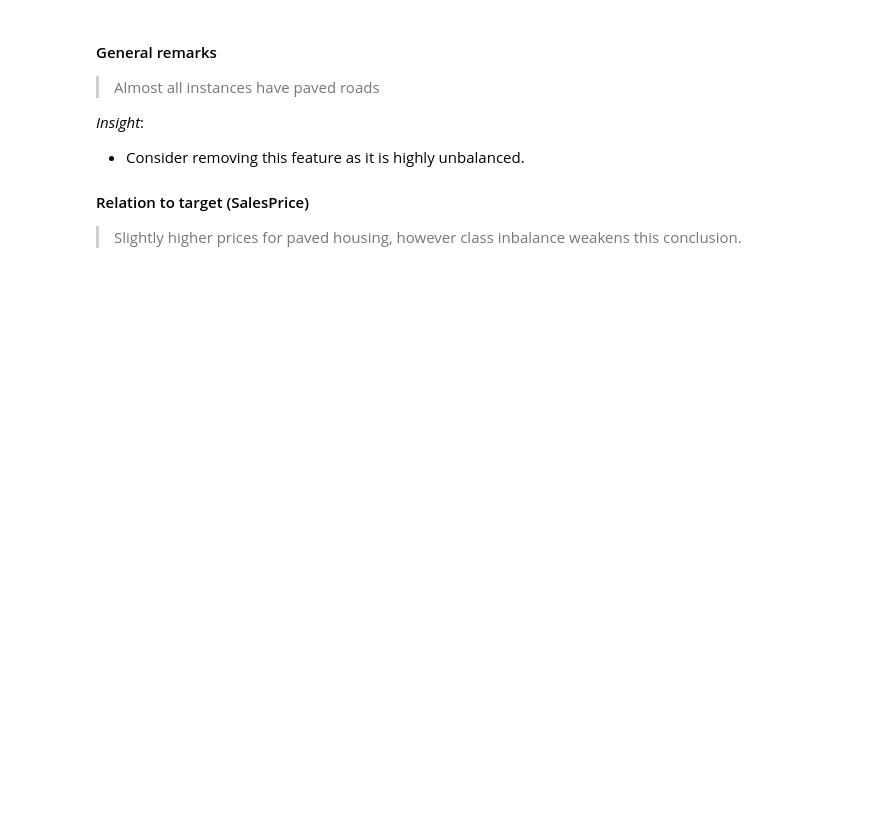
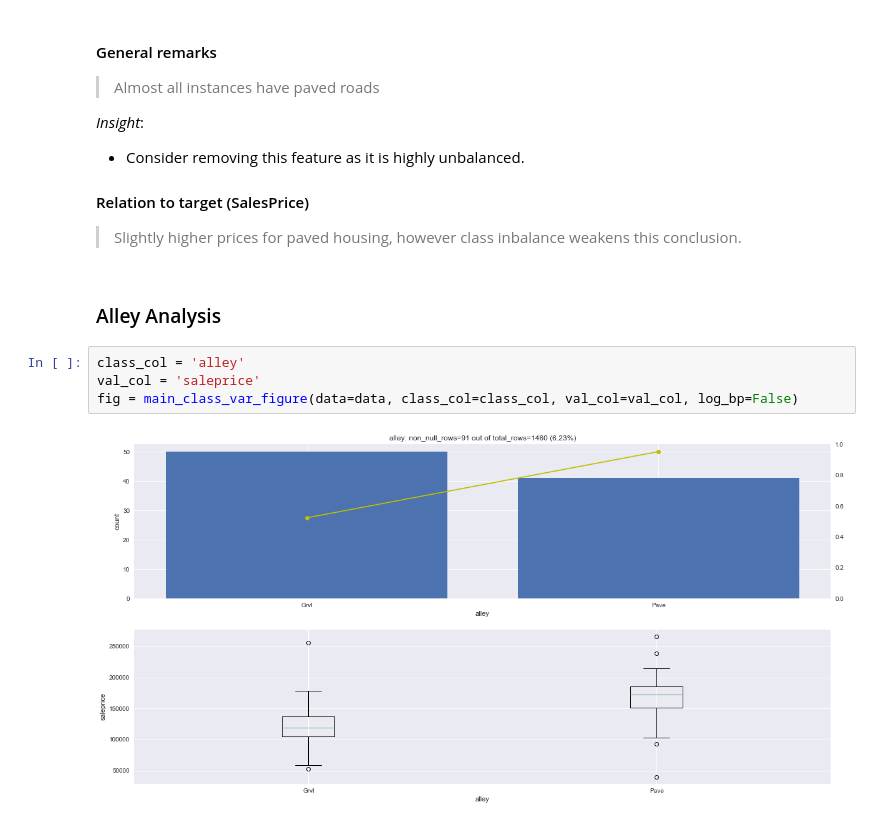
Before and after one commit to aureliolova/house_prices, a Jupyter notebook: EDA/EDA_I.ipynb, the cells around one changed output. Drawn from its saved outputs; the diff is of its cells as text; blank space fills up the shorter version.

```diff
--- a/EDA/EDA_I.ipynb
+++ b/EDA/EDA_I.ipynb
@@ -149,3 +154,11 @@ bp_data, mask = main_class_var_figure(data=data, class_col=class_col, val_col=va
 
 #### Relation to target (SalesPrice)
 > Slightly higher prices for paved housing, however class inbalance weakens this conclusion.
+# %% [markdown]
+### Alley Analysis
+# %%
+class_col = 'alley'
+val_col = 'saleprice'
+fig = main_class_var_figure(data=data, class_col=class_col, val_col=val_col, log_bp=False)
+# %% [output]
+[figure, added]
```
Also changed, not shown: parts of 13 cells of this notebook, 17 other files.
